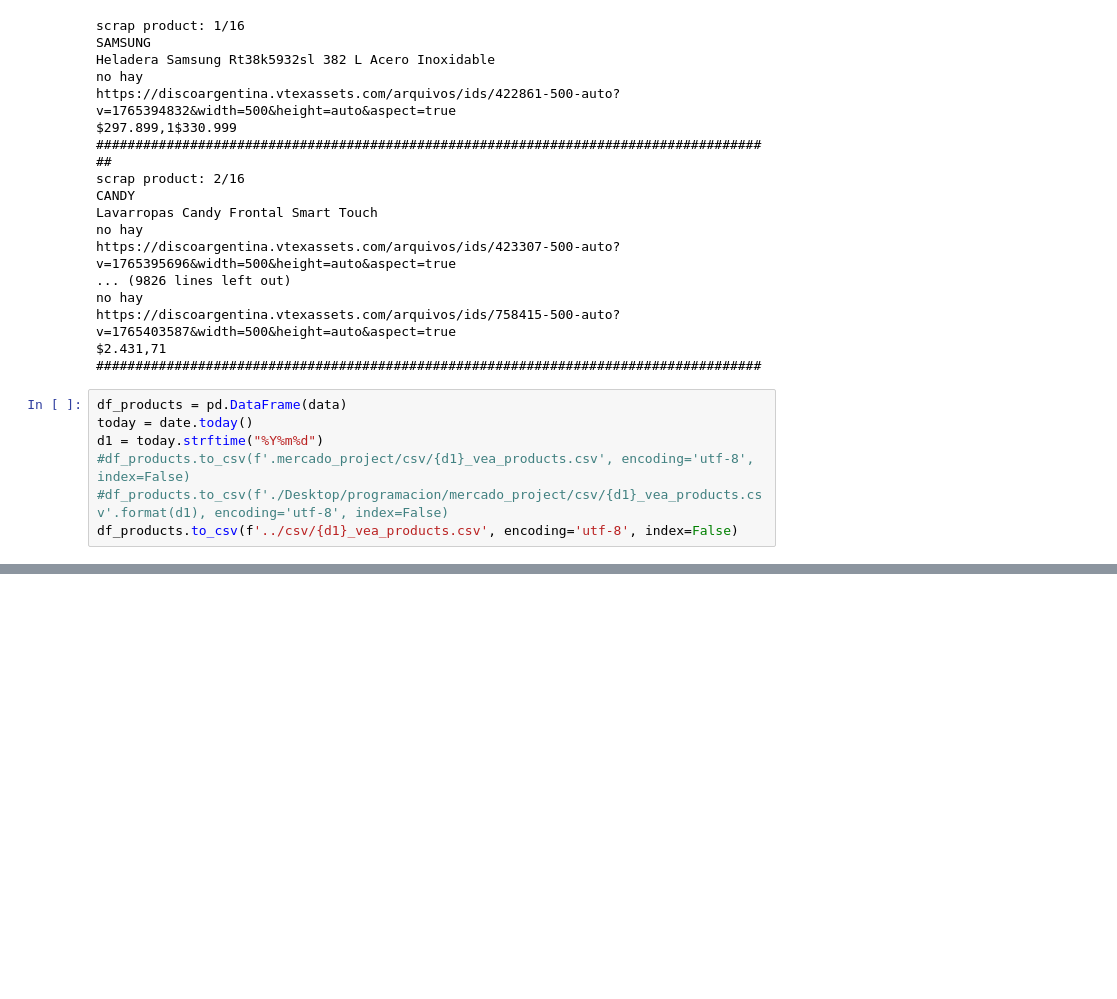
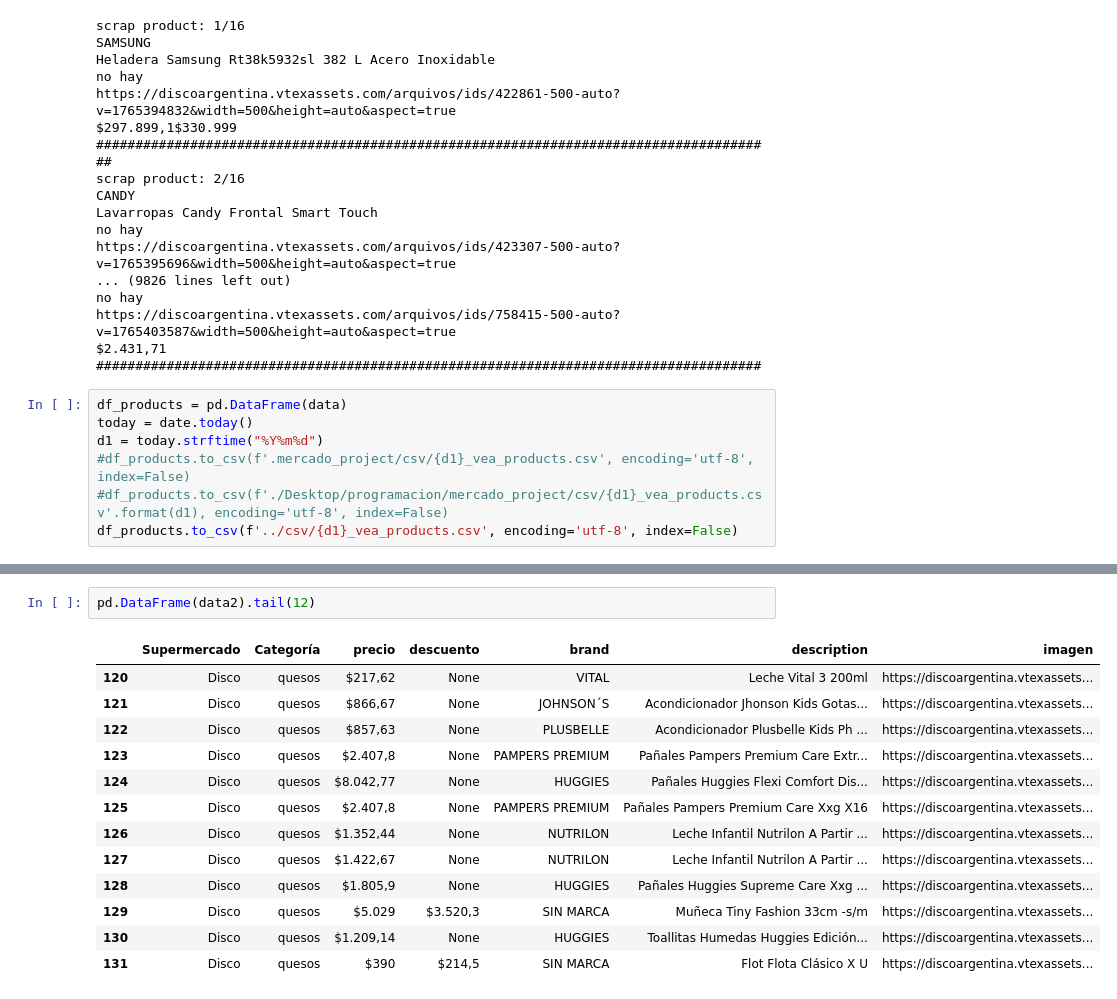
Before and after one commit to AgustinCdeCelis/market_project, a Jupyter notebook: working_files/disco.ipynb, the cells around one changed output, grey strips where cells are left out. Drawn from its saved outputs; the diff is of its cells as text; blank space fills up the shorter version.

Commit message:
disco

```diff
--- a/working_files/disco.ipynb
+++ b/working_files/disco.ipynb
@@ -620,0 +807,16 @@ df_products.to_csv(f'../csv/{d1}_vea_products.csv', encoding='utf-8', index=Fals
+# %%
+pd.DataFrame(data2).tail(12)
+# %% [output]
+|  | Supermercado | Categoría | precio | descuento | brand | description | imagen |
+| 120 | Disco | quesos | $217,62 | None | VITAL | Leche Vital 3 200ml | https://discoargentina.vtexassets... |
+| 121 | Disco | quesos | $866,67 | None | JOHNSON´S | Acondicionador Jhonson Kids Gotas... | https://discoargentina.vtexassets... |
+| 122 | Disco | quesos | $857,63 | None | PLUSBELLE | Acondicionador Plusbelle Kids Ph ... | https://discoargentina.vtexassets... |
+| 123 | Disco | quesos | $2.407,8 | None | PAMPERS PREMIUM | Pañales Pampers Premium Care Extr... | https://discoargentina.vtexassets... |
+| 124 | Disco | quesos | $8.042,77 | None | HUGGIES | Pañales Huggies Flexi Comfort Dis... | https://discoargentina.vtexassets... |
+| 125 | Disco | quesos | $2.407,8 | None | PAMPERS PREMIUM | Pañales Pampers Premium Care Xxg X16 | https://discoargentina.vtexassets... |
+| 126 | Disco | quesos | $1.352,44 | None | NUTRILON | Leche Infantil Nutrilon A Partir ... | https://discoargentina.vtexassets... |
+| 127 | Disco | quesos | $1.422,67 | None | NUTRILON | Leche Infantil Nutrilon A Partir ... | https://discoargentina.vtexassets... |
+| 128 | Disco | quesos | $1.805,9 | None | HUGGIES | Pañales Huggies Supreme Care Xxg ... | https://discoargentina.vtexassets... |
+| 129 | Disco | quesos | $5.029 | $3.520,3 | SIN MARCA | Muñeca Tiny Fashion 33cm -s/m | https://discoargentina.vtexassets... |
+| 130 | Disco | quesos | $1.209,14 | None | HUGGIES | Toallitas Humedas Huggies Edición... | https://discoargentina.vtexassets... |
+| 131 | Disco | quesos | $390 | $214,5 | SIN MARCA | Flot Flota Clásico X U | https://discoargentina.vtexassets... |
```
Also changed, not shown: parts of 6 cells of this notebook.
